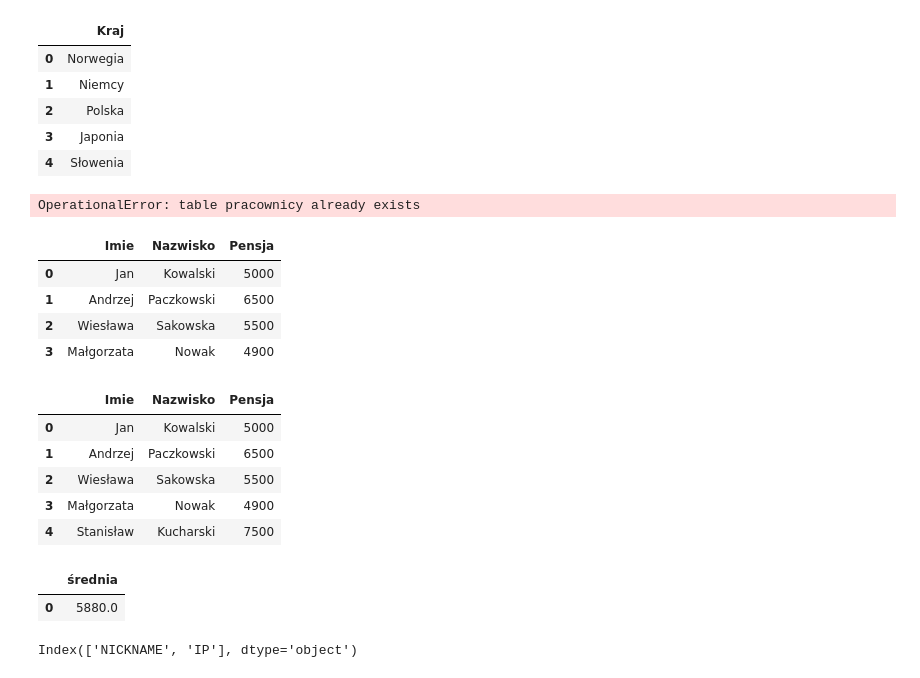
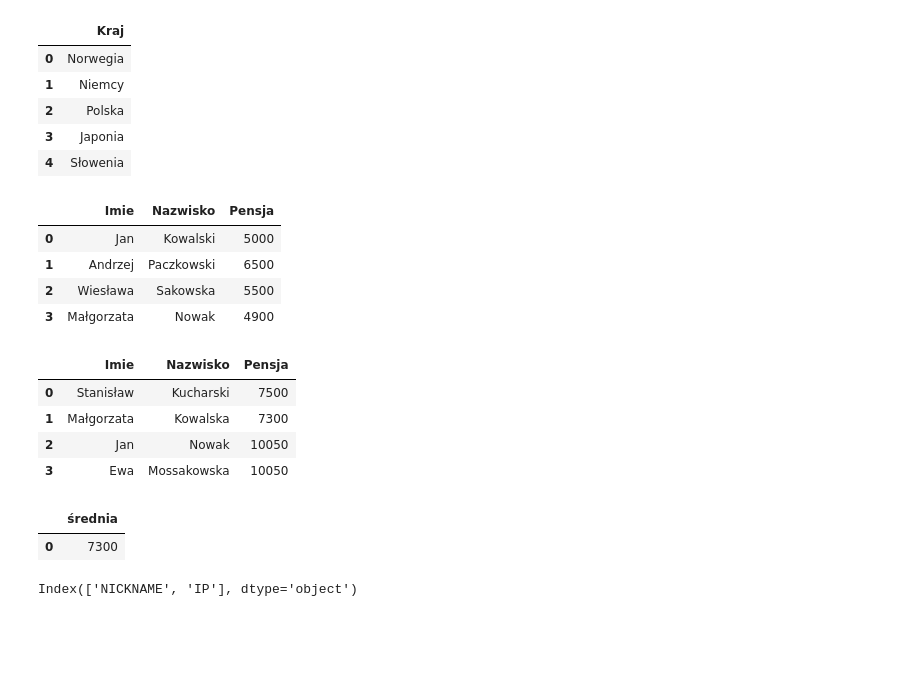
Before and after one commit to Lalsep/SQL-light, a Jupyter notebook: sql.ipynb, the cells around one changed output. Saved outputs shown, nothing was run; the diff lists cells and outputs as text; code cells hidden in the pictures; blank space fills up the shorter version.

```diff
--- a/sql.ipynb
+++ b/sql.ipynb
@@ -75,7 +104,7 @@ dc
 # %%
 con = sqlite3.connect('data/wyniki.db')
 cur = con.cursor()
-cur.execute("""CREATE TABLE pracownicy(
+cur.execute("""CREATE TABLE staff(
 Imie text,
 Nazwisko text,
 Pensja integer
@@ -83,8 +112,6 @@ Pensja integer
 )""")
 con.commit()
 con.close()
-# %% [output]
-OperationalError: table pracownicy already exists
 # %%
 df.to_excel('narciarstwo.xlsx', sheet_name='zawodnicy')
 # %%
@@ -106,28 +133,27 @@ dd
 # %%
 con = sqlite3.connect('data/wyniki.db')
 cur = con.cursor()
-cur.execute("INSERT INTO pracownicy VALUES ('Stanisław', 'Kucharski', 7500)")
+cur.execute("INSERT INTO staff VALUES ('Ewa', 'Mossakowska', 10050)")
 con.commit()
-cur.execute("SELECT * FROM pracownicy")
-dd =pd.read_sql_query("SELECT * from pracownicy", con)
+cur.execute("SELECT * FROM staff")
+dd =pd.read_sql_query("SELECT * from staff", con)
 con.commit()
 con.close()
 dd
 # %% [output]
 |  | Imie | Nazwisko | Pensja |
-| 0 | Jan | Kowalski | 5000 |
-| 1 | Andrzej | Paczkowski | 6500 |
-| 2 | Wiesława | Sakowska | 5500 |
-| 3 | Małgorzata | Nowak | 4900 |
-| 4 | Stanisław | Kucharski | 7500 |
+| 0 | Stanisław | Kucharski | 7500 |
+| 1 | Małgorzata | Kowalska | 7300 |
+| 2 | Jan | Nowak | 10050 |
+| 3 | Ewa | Mossakowska | 10050 |
 # %%
 con = sqlite3.connect('data/wyniki.db')
-dc = pd.read_sql_query("SELECT avg(Pensja) as średnia from pracownicy", con)
+dc = pd.read_sql_query("SELECT min(Pensja) as średnia from staff", con)
 con.close()
 dc
 # %% [output]
 |  | średnia |
-| 0 | 5880.0 |
+| 0 | 7300 |
 # %%
 dd.to_excel('pracownicy.xlsx', sheet_name='Nazwiska')
 # %%
```
Also changed, not shown: parts of 6 cells of this notebook, 1 other file.
